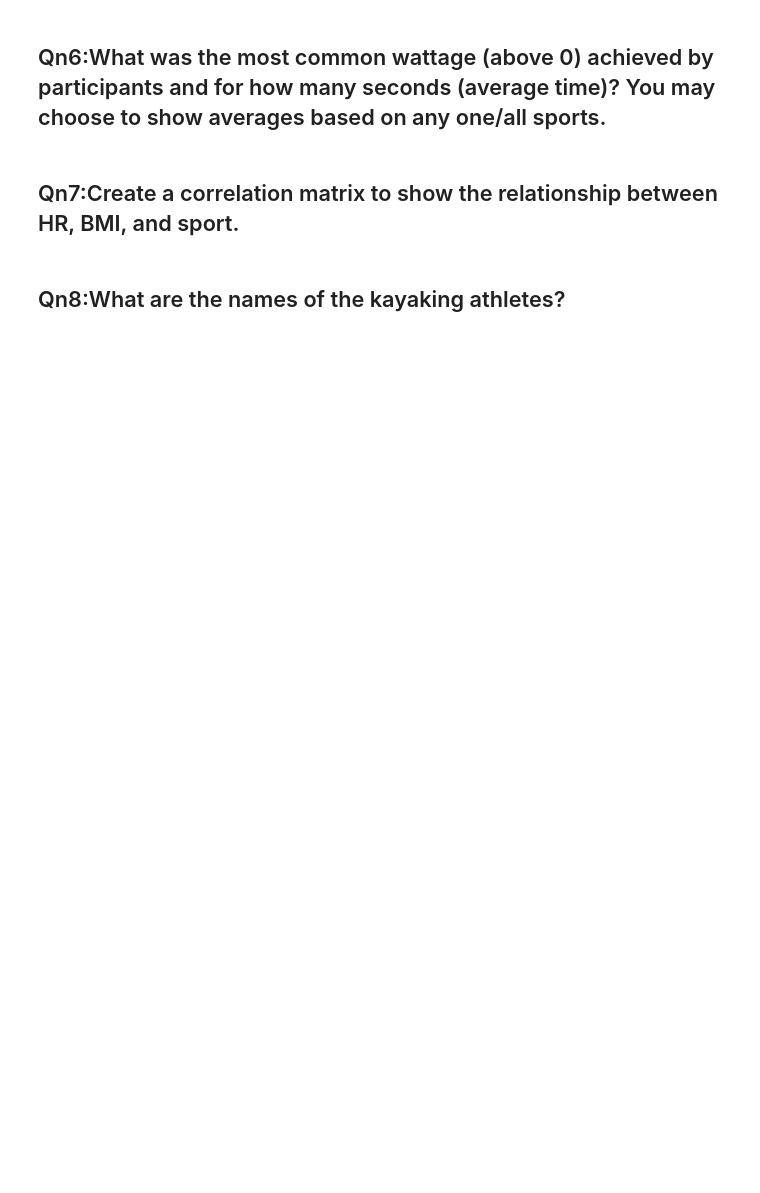
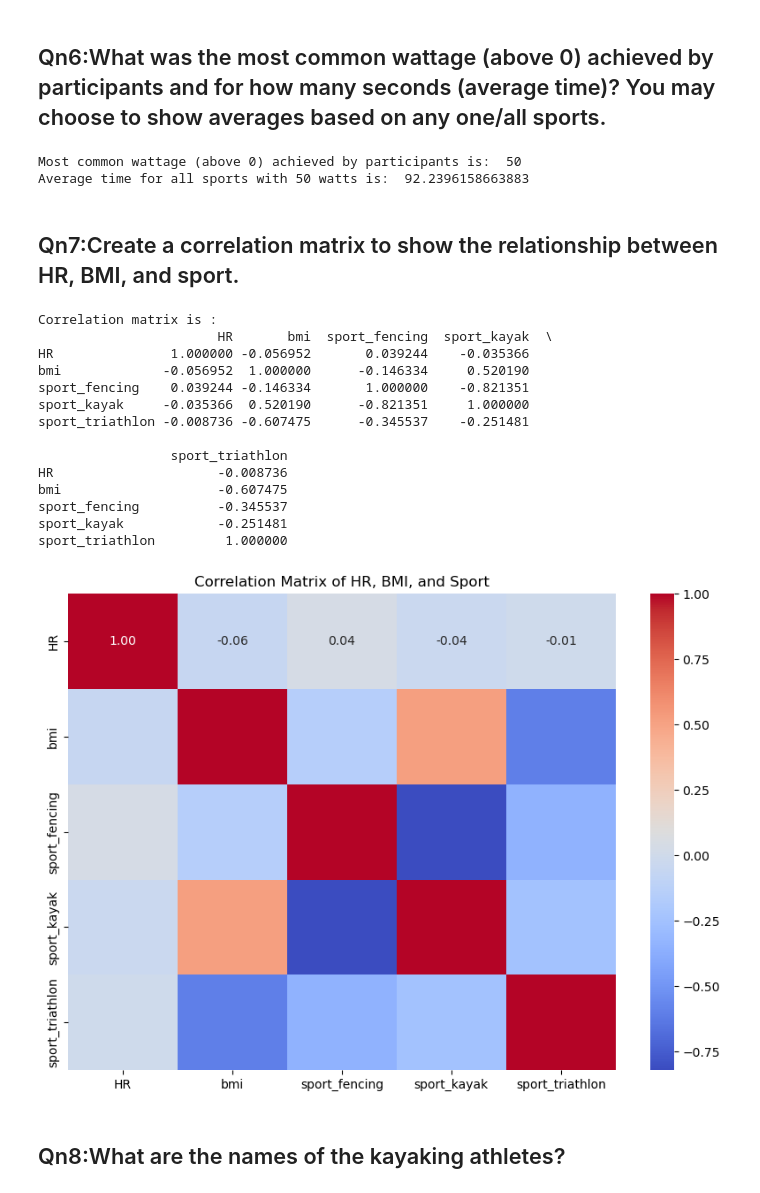
Before and after one commit to Swathikoneti/Team09_HackathonQueens_PythonHackathon_Aug24, a Jupyter notebook: Team09_HackathonQueens_Main80Questions.ipynb, the cells around one changed output. Drawn from its saved outputs; the diff is of its cells as text; code cells hidden in the pictures; blank space fills up the shorter version.

```diff
--- a/Team09_HackathonQueens_Main80Questions.ipynb
+++ b/Team09_HackathonQueens_Main80Questions.ipynb
@@ -197,53 +167,76 @@ print("Average cool-down time:", phase_averages['average_cool_down'])
 ## Qn6:What was the most common wattage (above 0) achieved by participants and for how many seconds (average time)? You may choose to show averages based on any one/all sports.
 # %%
 # form dataframe where power greater then 0
-sportdf= pd.read_excel("FinalVO2_Table.xlsx")
-new_sportdf= sportdf[sportdf['power']>0]
+powerdf=pd.DataFrame(final_table)
+new_sportdf= powerdf[powerdf['power']>0]
 
-#most common wattage dataframe
+#calculate most common wattage using mode function
 mcw= new_sportdf['power'].mode()[0]
 
-# calculte number of participants achieved above 0
+# print result
 print("Most common wattage (above 0) achieved by participants is: ", mcw)
-
 mcw_data=new_sportdf[new_sportdf['power'] == mcw]
 
 #average of most common wattage
 avg_time=mcw_data['time'].mean()
-print("Average time is: ", avg_time)
+
+#print Average time for all sports
+print("Average time for all sports with 50 watts is: ", avg_time)
+# %% [output]
+Most common wattage (above 0) achieved by participants is:  50
+Average time for all sports with 50 watts is:  92.2396158663883
 # %% [markdown]
 ## Qn7:Create a correlation matrix to show the relationship between HR, BMI, and sport.
 # %%
 # form dataframe
 
-sportdf=pd.read_excel("FinalVO2_Table.xlsx")
-
+ath_1=pd.DataFrame(ath)
+hr_1=pd.DataFrame(final_table)
+#calculating BMI values
+ath_1['bmi']=round((ath_1['Weight']/((ath_1['Height']/100)**2)),2)
 #  represents HR ( Heart Rate )
 
-sportdf['HR']=round(60/(sportdf['RR']/1000),2)
-
-#  sportdf1 Table having HR and ID ( Primary Key )
-sportdf1=sportdf[['ID','HR']]
+hr_1['HR']=round(60/(hr_1['RR']/1000),2)
 
 
-#  ath2 Table having sport, bmi and ID column
-ath2=ath1[['ID','sport','bmi']]
 
 #  merge data frame
-mergedf=pd.merge(ath2,sportdf1, on="ID")
+merge_bmi=pd.merge(ath_1,hr_1, on="ID")
+
+# Create a DataFrame with only the columns needed for correlation
+correlation_df = merge_bmi[['HR', 'bmi', 'sport']]
 
 # Convert categorical 'Sport' to numerical using one-hot encoding
-
-df = pd.get_dummies(mergedf, columns=['sport'])
-print(df.columns)
+corr_encode = pd.get_dummies(correlation_df, columns = ['sport'])
+corr_matrix=corr_encode.corr()
 
 # plotting correlation matrix
-matrix = df.corr()
+
 
 # Visualize correlation matrix using heatmap
 print("Correlation matrix is : ")
-print(matrix)
-sns.heatmap(matrix, cmap="Greens", annot=True)
+print(corr_matrix)
+plt.figure(figsize=(10, 7))
+sns.heatmap(corr_matrix, annot=True, cmap='coolwarm', fmt='.2f')
+plt.title('Correlation Matrix of HR, BMI, and Sport')
+plt.show()
+#sns.heatmap(matrix, cmap="Greens", annot=True)
+# %% [output]
+Correlation matrix is :
+                       HR       bmi  sport_fencing  sport_kayak  \
+HR               1.000000 -0.056952       0.039244    -0.035366
+bmi             -0.056952  1.000000      -0.146334     0.520190
+sport_fencing    0.039244 -0.146334       1.000000    -0.821351
+sport_kayak     -0.035366  0.520190      -0.821351     1.000000
+sport_triathlon -0.008736 -0.607475      -0.345537    -0.251481
+
+                 sport_triathlon
+HR                     -0.008736
+bmi                    -0.607475
+sport_fencing          -0.345537
+sport_kayak            -0.251481
+sport_triathlon         1.000000
+[figure, added]
 # %% [markdown]
 ## Qn8:What are the names of the kayaking athletes?
 # %%
```
Also changed, not shown: parts of 37 cells of this notebook, 2 other files.
